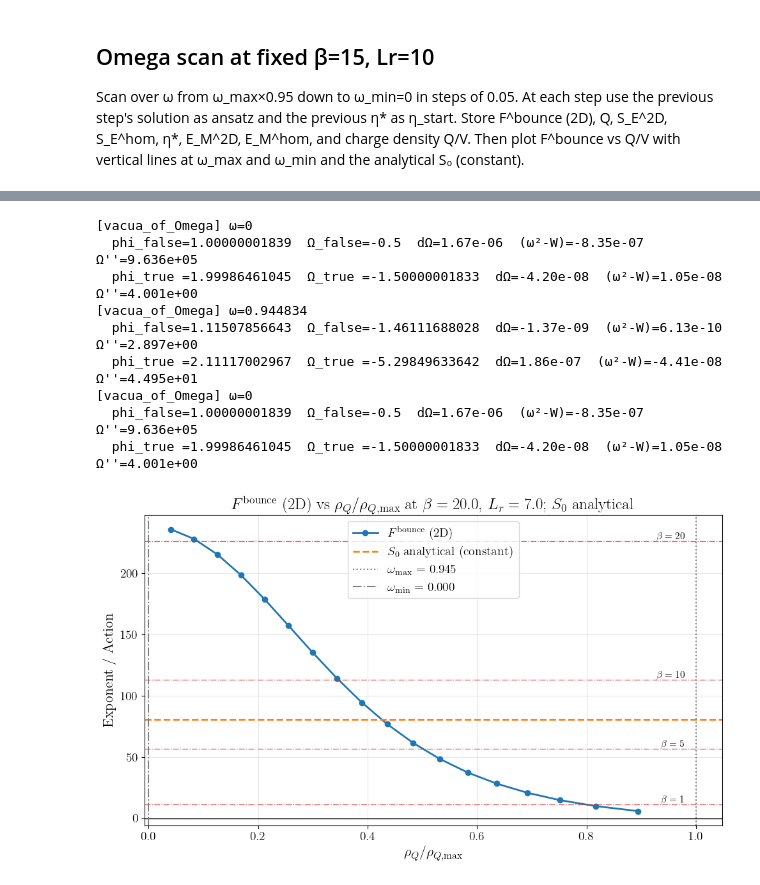
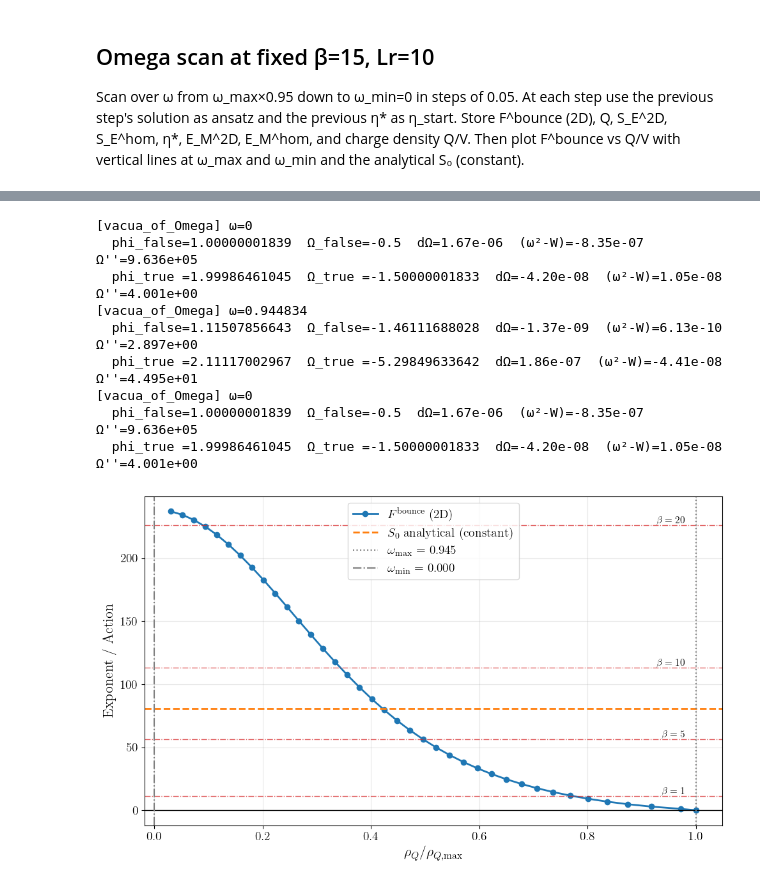
Before and after one commit to GiulioBarni/Qubble, a Jupyter notebook: Bubble_finder/notebooks/Final_Bubble_2D.ipynb, the cells around one changed output, grey strips where cells are left out. Cells and saved outputs as stored; diff of their text form; code cells hidden in the pictures.

```diff
--- a/Bubble_finder/notebooks/Final_Bubble_2D.ipynb
+++ b/Bubble_finder/notebooks/Final_Bubble_2D.ipynb
@@ -86,6 +86,10 @@ mpl.rcParams.update({
 })
 plt.rcParams["figure.figsize"] = (7, 4.8)
 
+# Cartella per salvare i plot (creata se non esiste)
+FIGURES_DIR = Path("figures")
+FIGURES_DIR.mkdir(exist_ok=True)
+
 print("Imports completed.")
 # %% [output]
 Imports completed.
@@ -1900,7 +6370,8 @@ tau_prev = None
 eta_star_prev = 0.0
 for idx_b, beta in enumerate(beta_grid_scan):
     rec = {"beta": beta, "F_bounce": np.nan, "F_activation_1d": np.nan, "F_activation_2D": np.nan,
-           "eta_star": np.nan, "Q": np.nan, "S_E_2D": np.nan, "S_E_hom": np.nan, "status": "OK"}
+           "eta_star": np.nan, "Q": np.nan, "S_E_2D": np.nan, "S_E_hom": np.nan, "status": "OK",
+           "r_2D": None, "rho_tau0_2D": None}
     if beta == 0.0:
         rec["F_bounce"] = 0.0
         rec["F_activation_1d"] = 0.0
@@ -1967,6 +6438,20 @@ for idx_b, beta in enumerate(beta_grid_scan):
         E_M_2D_b = float(obs_b.get("E_M", sol_eta_b.E_tau0))
         rec["F_activation_1d"] = compute_activation_exponent_bubble(beta, E_1d_crit_b, E_M_hom_beta)
         rec["F_activation_2D"] = compute_activation_exponent_bubble(beta, E_M_2D_b, E_M_hom_beta)
+        # Profilo ρ(r,0) per plot successivo (ghost at τ=0)
+        r_b_flat = np.asarray(solver_b.grid.r).flatten()
+        y, ybar = sol_eta_b.y, sol_eta_b.ybar
+        y_minus, ybar_minus = y[:, 0], ybar[:, 0]
+        y_plus, ybar_plus = ybar[:, 0], y[:, 0]
+        y0 = 0.5 * (y_plus + y_minus)
+        ybar0 = 0.5 * (ybar_plus + ybar_minus)
+        rho0_b = float(solver_b.rho0)
+        phi0 = rho0_b + np.where(r_b_flat > 0, (y0 / r_b_flat), 0.0)
+        phibar0 = rho0_b + np.where(r_b_flat > 0, (ybar0 / r_b_flat), 0.0)
+        u = (phi0 * phibar0).real
+        rho_tau0_b = np.sqrt(np.maximum(u, 0.0))
+        rec["r_2D"] = r_b_flat.copy()
+        rec["rho_tau0_2D"] = rho_tau0_b.copy()
     except Exception as e:
         rec["status"] = "FAIL"
         if verbose_beta:
@@ -2029,12 +6586,12 @@ plt.show()
 Scan over ω from ω_max×0.95 down to ω_min=0 in steps of 0.05. At each step use the previous step's solution as ansatz and the previous η* as η_start. Store F^bounce (2D), Q, S_E^2D, S_E^hom, η*, E_M^2D, E_M^hom, and charge density Q/V. Then plot F^bounce vs Q/V with vertical lines at ω_max and ω_min and the analytical S₀ (constant).
 # %%
 # Omega-scan parameters: fixed β=15, Lr=10
-beta_omega_scan = 20.0
-Lr_omega_scan = 7.0
-Nr_omega = 100
-Ntau_omega = 100
+beta_omega_scan = 25.0
+Lr_omega_scan = 15.0
+Nr_omega = 250
+Ntau_omega = 200
 omega_min_scan = 0.0
-d_omega_scan = 0.05
+d_omega_scan = 0.025
 max_newton_omega = 35
 d_eta_omega = 0.05
 max_bracket_omega = 80
@@ -2044,10 +6601,10 @@ tol_Q_omega = 1e-6
 try:
     omega_max_scan = float(omega_max)
 except NameError:
-    omega_max_scan = 0.95  # fallback if omega_max not in memory
+    omega_max_scan = 0.999  # fallback if omega_max not in memory
 
-# Grid: from omega_max*0.95 down to omega_min in steps of 0.05
-omega_start = omega_max_scan * 0.95
+# Grid: from omega_max*0.99 down to omega_min in steps of 0.05
+omega_start = omega_max_scan * 0.99
 omega_grid_scan = []
 w = omega_start
 while w >= omega_min_scan:
@@ -2253,33 +6811,36 @@ rho_Q_at_omega_min = Q_at_omega_min / V_omega_scan
 rho_Q_max = rho_Q_at_omega_max  # riferimento fisico: riscalo tutti i punti rispetto a questo
 rho_Q_norm = [q / rho_Q_max for q in rho_Q_vals]
 rho_Q_at_omega_max_norm = 1.0
 rho_Q_at_omega_min_norm = rho_Q_at_omega_min / rho_Q_max
 
 fig_om, ax_om = plt.subplots(figsize=(10, 6))
-ax_om.plot(rho_Q_norm, F_bounce_vals_om, "o-", color="C0", label=r"$F^{\mathrm{bounce}}$ (2D)", markersize=6, lw=2)
+rho_Q_plot = [1.0] + rho_Q_norm
+F_bounce_plot = [0.0] + F_bounce_vals_om
+ax_om.plot(rho_Q_plot, F_bounce_plot, "o-", color="C0", label=r"$F^{\mathrm{bounce}}$ (2D)", markersize=6, lw=2)
 ax_om.axhline(0, color="black", lw=1)
 ax_om.axhline(S0_const, color="C1", ls="--", lw=2, label=rf"$S_0$ analytical (constant)")
 for b in [20, 10, 5, 1]:
     ax_om.axhline(b * S_E_1d_omega0, color="C3", ls="-.", lw=1, alpha=0.7)
     ax_om.text(0.98, b * S_E_1d_omega0, rf"$\beta={b}$", ha="right", va="bottom", fontsize=11)
 ax_om.axvline(rho_Q_at_omega_max_norm, color="gray", ls=":", lw=1.5, label=rf"$\omega_{{\max}}$ = {omega_max_scan:.3f}")
 ax_om.axvline(rho_Q_at_omega_min_norm, color="gray", ls="-.", lw=1.5, label=rf"$\omega_{{\min}}$ = {omega_min_scan:.3f}")
 ax_om.set_xlabel(r"$\rho_Q/\rho_{Q,\max}$", fontsize=16)
 ax_om.set_ylabel(r"Exponent / Action", fontsize=16)
-ax_om.set_title(rf"$F^{{\mathrm{{bounce}}}}$ (2D) vs $\rho_Q/\rho_{{Q,\max}}$ at $\beta={beta_omega_scan}$, $L_r={Lr_omega_scan}$; $S_0$ analytical", fontsize=18)
+#ax_om.set_title(rf"$F^{{\mathrm{{bounce}}}}$ (2D) vs $\rho_Q/\rho_{{Q,\max}}$ at $\beta={beta_omega_scan}$, $L_r={Lr_omega_scan}$; $S_0$ analytical", fontsize=18)
 ax_om.legend(fontsize=14)
 ax_om.grid(True, alpha=0.3)
 ax_om.tick_params(axis="both", labelsize=14)
 plt.tight_layout()
+fig_om.savefig(FIGURES_DIR / "F_bounce_vs_rho_Q_norm.png", dpi=150, bbox_inches="tight")
 plt.show()
 # %% [output]
 [vacua_of_Omega] ω=0
   phi_false=1.00000001839  Ω_false=-0.5  dΩ=1.67e-06  (ω²-W)=-8.35e-07  Ω''=9.636e+05
   phi_true =1.99986461045  Ω_true =-1.50000001833  dΩ=-4.20e-08  (ω²-W)=1.05e-08  Ω''=4.001e+00
 [vacua_of_Omega] ω=0.944834
   phi_false=1.11507856643  Ω_false=-1.46111688028  dΩ=-1.37e-09  (ω²-W)=6.13e-10  Ω''=2.897e+00
   phi_true =2.11117002967  Ω_true =-5.29849633642  dΩ=1.86e-07  (ω²-W)=-4.41e-08  Ω''=4.495e+01
 [vacua_of_Omega] ω=0
   phi_false=1.00000001839  Ω_false=-0.5  dΩ=1.67e-06  (ω²-W)=-8.35e-07  Ω''=9.636e+05
   phi_true =1.99986461045  Ω_true =-1.50000001833  dΩ=-4.20e-08  (ω²-W)=1.05e-08  Ω''=4.001e+00
-[figure, old version]
+[figure, new version]
```
Also changed, not shown: parts of 51 cells of this notebook, 36 other files.
